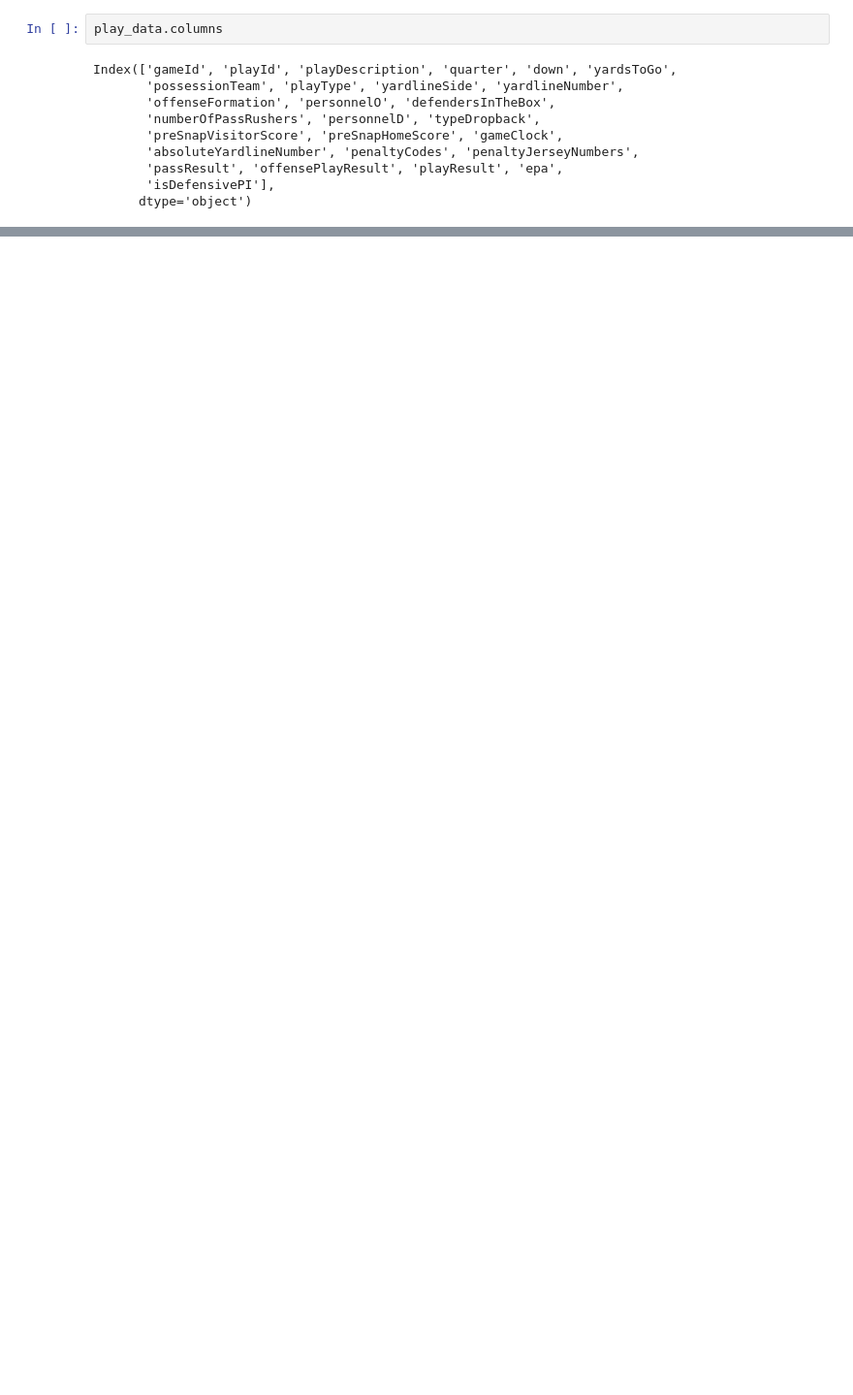
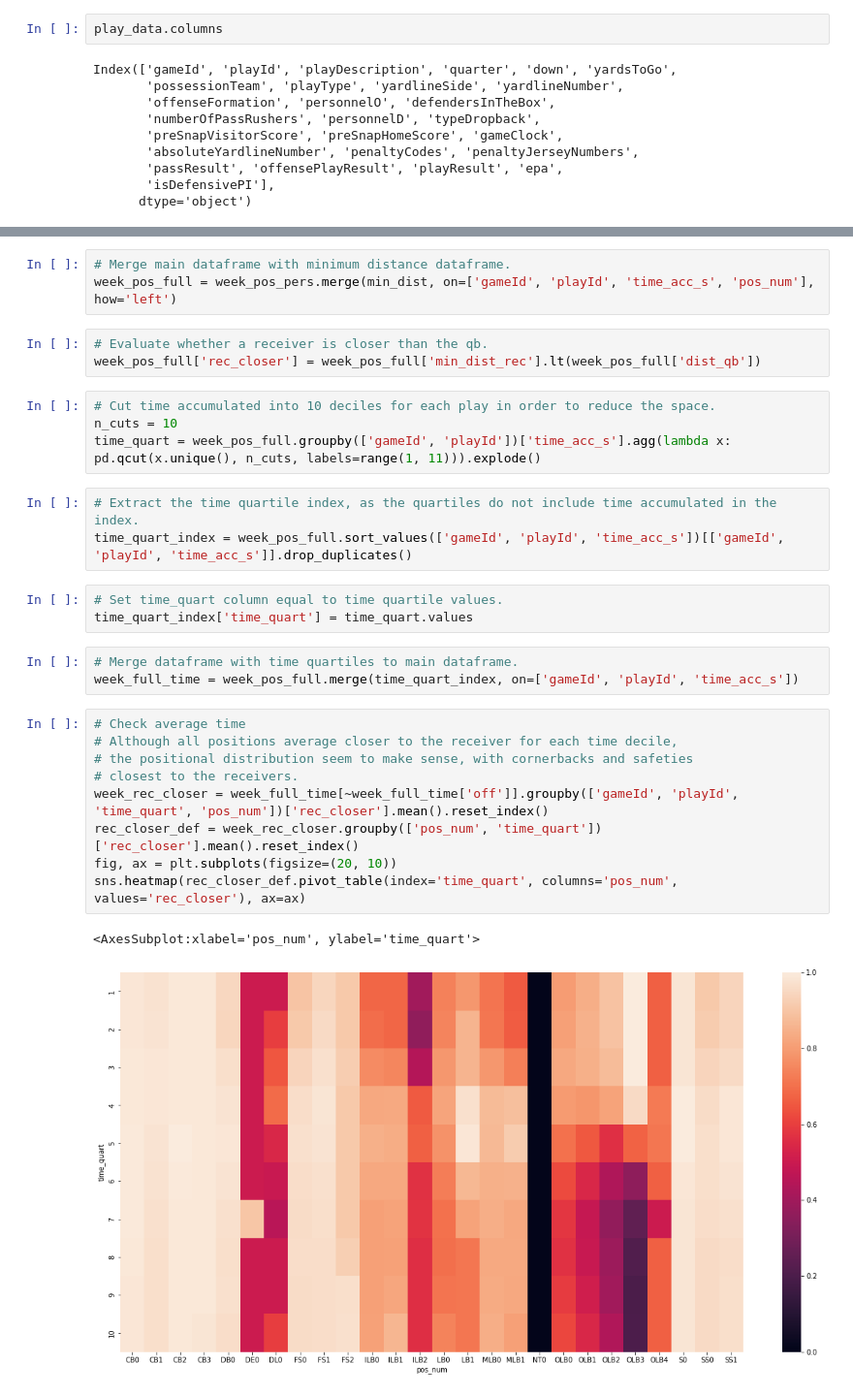
Before and after one commit to andrewbakert/NFL_Pass_Pred, a Jupyter notebook: def_pred.ipynb, the cells around one changed output, grey strips where cells are left out. Shown at 97% size. Cells and saved outputs as stored; diff of their text form; blank space fills up the shorter version.

```diff
--- a/def_pred.ipynb
+++ b/def_pred.ipynb
@@ -310,0 +405,31 @@ array([[[-1, -1],
+# %%
+# Merge main dataframe with minimum distance dataframe.
+week_pos_full = week_pos_pers.merge(min_dist, on=['gameId', 'playId', 'time_acc_s', 'pos_num'], how='left')
+# %%
+# Evaluate whether a receiver is closer than the qb.
+week_pos_full['rec_closer'] = week_pos_full['min_dist_rec'].lt(week_pos_full['dist_qb'])
+# %%
+# Cut time accumulated into 10 deciles for each play in order to reduce the space.
+n_cuts = 10
+time_quart = week_pos_full.groupby(['gameId', 'playId'])['time_acc_s'].agg(lambda x: pd.qcut(x.unique(), n_cuts, labels=range(1, 11))).explode()
+# %%
+# Extract the time quartile index, as the quartiles do not include time accumulated in the index.
+time_quart_index = week_pos_full.sort_values(['gameId', 'playId', 'time_acc_s'])[['gameId', 'playId', 'time_acc_s']].drop_duplicates()
+# %%
+# Set time_quart column equal to time quartile values.
+time_quart_index['time_quart'] = time_quart.values
+# %%
+# Merge dataframe with time quartiles to main dataframe.
+week_full_time = week_pos_full.merge(time_quart_index, on=['gameId', 'playId', 'time_acc_s'])
+# %%
+# Check average time
+# Although all positions average closer to the receiver for each time decile,
+# the positional distribution seem to make sense, with cornerbacks and safeties
+# closest to the receivers.
+week_rec_closer = week_full_time[~week_full_time['off']].groupby(['gameId', 'playId', 'time_quart', 'pos_num'])['rec_closer'].mean().reset_index()
+rec_closer_def = week_rec_closer.groupby(['pos_num', 'time_quart'])['rec_closer'].mean().reset_index()
+fig, ax = plt.subplots(figsize=(20, 10))
+sns.heatmap(rec_closer_def.pivot_table(index='time_quart', columns='pos_num', values='rec_closer'), ax=ax)
+# %% [output]
+<AxesSubplot:xlabel='pos_num', ylabel='time_quart'>
+[figure, added]
```
Also changed, not shown: parts of 96 cells of this notebook.
